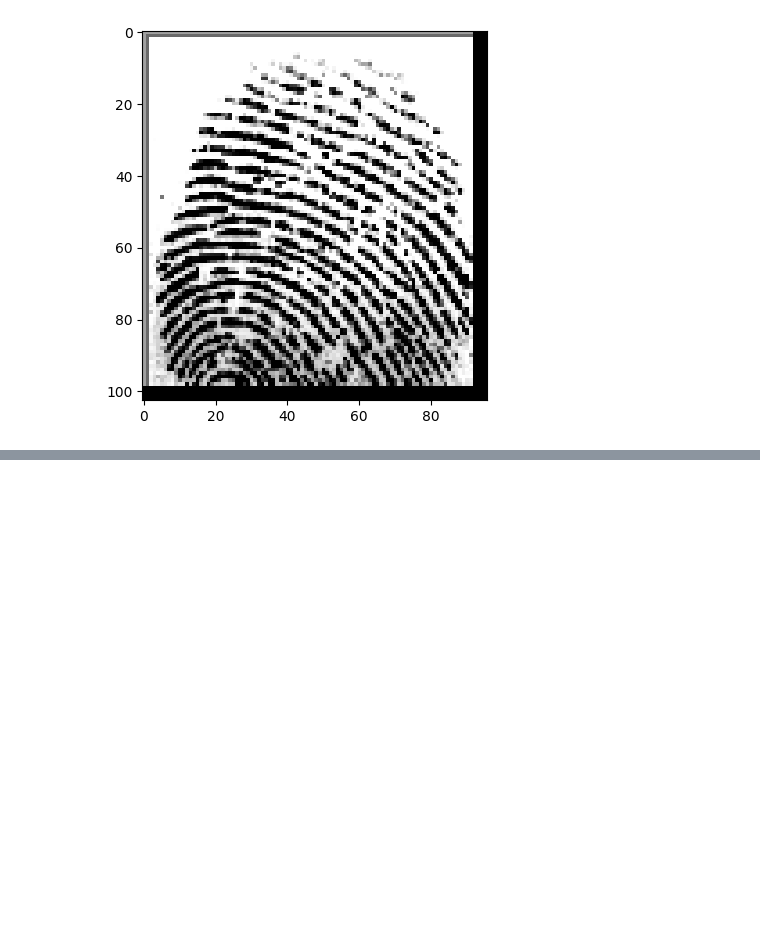
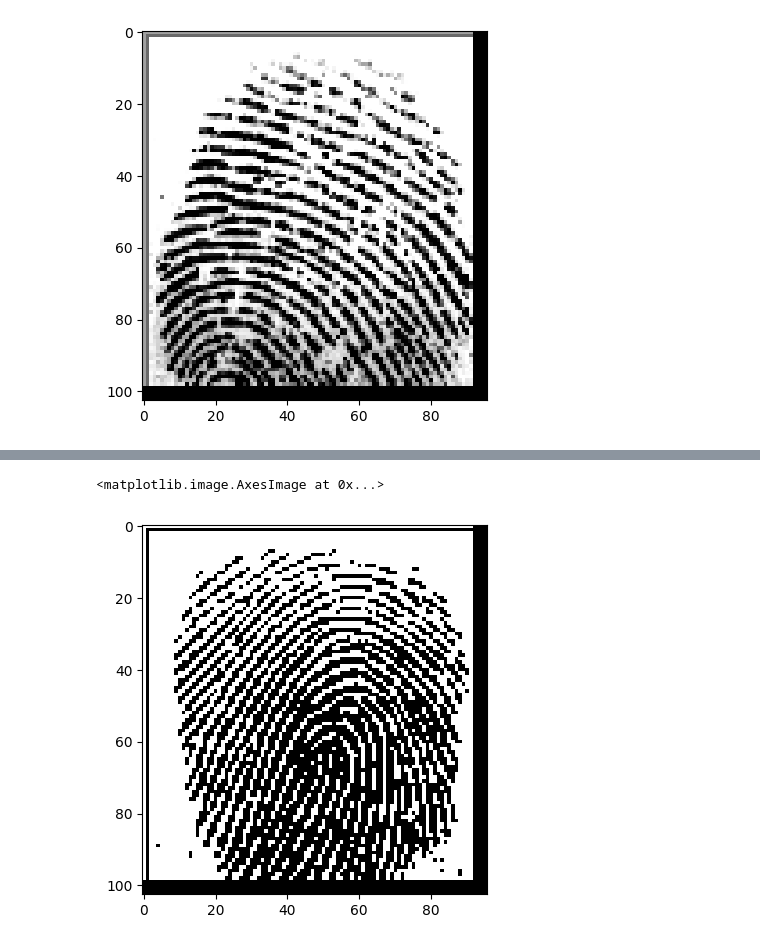
Before and after one commit to Kludi99/Fingerprints, a Jupyter notebook: MinutiaesRecognition.ipynb, the cells around one changed output, grey strips where cells are left out. Drawn from its saved outputs; the diff is of its cells as text; code cells hidden in the pictures; blank space fills up the shorter version.

```diff
--- a/MinutiaesRecognition.ipynb
+++ b/MinutiaesRecognition.ipynb
@@ -85,0 +69,62 @@ plt.imshow(im_bin)
+# %%
+ret,img = cv2.threshold(image1, 127, 255, 0)
+
+# Step 1: Create an empty skeleton
+size = np.size(img)
+skel = np.zeros(img.shape, np.uint8)
+kernel = np.ones((3,3))
+# Get a Cross Shaped Kernel
+element = cv2.getStructuringElement(cv2.MORPH_CROSS, (3, 3))
+
+plt.imshow(img)
+closing = cv2.morphologyEx(img, cv2.MORPH_CLOSE, element)
+dilated = cv2.dilate(img, element, iterations = 1)
+open = cv2.morphologyEx(img, cv2.MORPH_OPEN, element)
+plt.imshow(dilated)
+#plt.imshow(closing)
+# while i<6:
+#     #Step 2: Open the image
+#     open = cv2.morphologyEx(img, cv2.MORPH_OPEN, element)
+#     #Step 3: Substract open from the original image
+#     temp = cv2.subtract(img, open)
+#     #Step 4: Erode the original image and refine the skeleton
+#     eroded = cv2.erode(img, element)
+#     skel = cv2.bitwise_or(skel,temp)
+#     img = eroded.copy()
+#     i=i+1
+#     # Step 5: If there are no white pixels left ie.. the image has been completely eroded, quit the loop
+#     # if cv2.countNonZero(img)==0:
+#     #     break
+# plt.imshow(img)
+
+
+#ret, thresh = cv2.threshold(image1, 0, 255, cv2.THRESH_BINARY_INV+cv2.THRESH_OTSU)
+
+# Find minutiae points
+
+
+# # Displaying the final skeleton
+# cv2.imshow("Skeleton",skel)
+# cv2.waitKey(0)
+# cv2.destroyAllWindows()
+from scipy.ndimage.filters import convolve
+gray_img = Image.fromarray(img)
+vertical_sobel_filter = np.array([[-1,0,1],[-2,0,2],[-1,0,1]])
+horizontal_sobel_filter = np.array([[-1,-2,-1],[0,0,0],[1,2,1]])
+from scipy import ndimage
+
+# vertical_prewitt_filter = np.array([[-1,0,1],[-1,0,1],[-1,0,1]])
+# horizontal_prewitt_filter = np.array([[-1,-1,-1],[0,0,0],[1,1,1]])
+# print(gray_img)
+# convolved_img2 = ndimage.convolve(gray_img, vertical_prewitt_filter)
+# convolved_img2 = ndimage.convolve(convolved_img2, horizontal_prewitt_filter)
+
+aa = cv2.Sobel(img, cv2.CV_64F, 0, 1, ksize=3)
+a2 = cv2.Sobel(aa, cv2.CV_64F, 1, 0, ksize=3)
+closing = cv2.morphologyEx(a2, cv2.MORPH_CLOSE, element)
+dilated = cv2.dilate(a2, kernel, iterations = 1)
+eroded = cv2.erode(a2, element, iterations = 1)
+plt.imshow(img)
+# %% [output]
+<matplotlib.image.AxesImage at 0x...>
+[figure, added]
```
Also changed, not shown: parts of 2 cells of this notebook.
